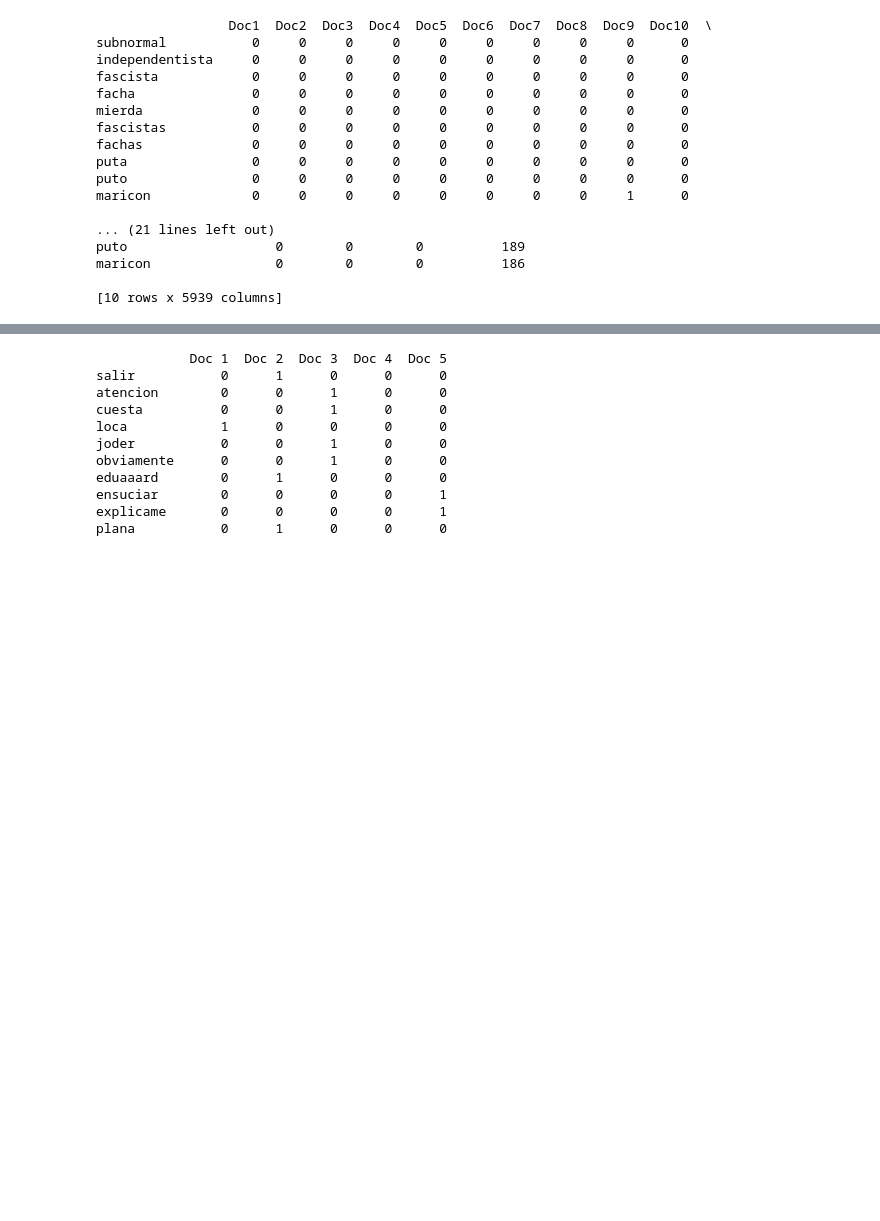
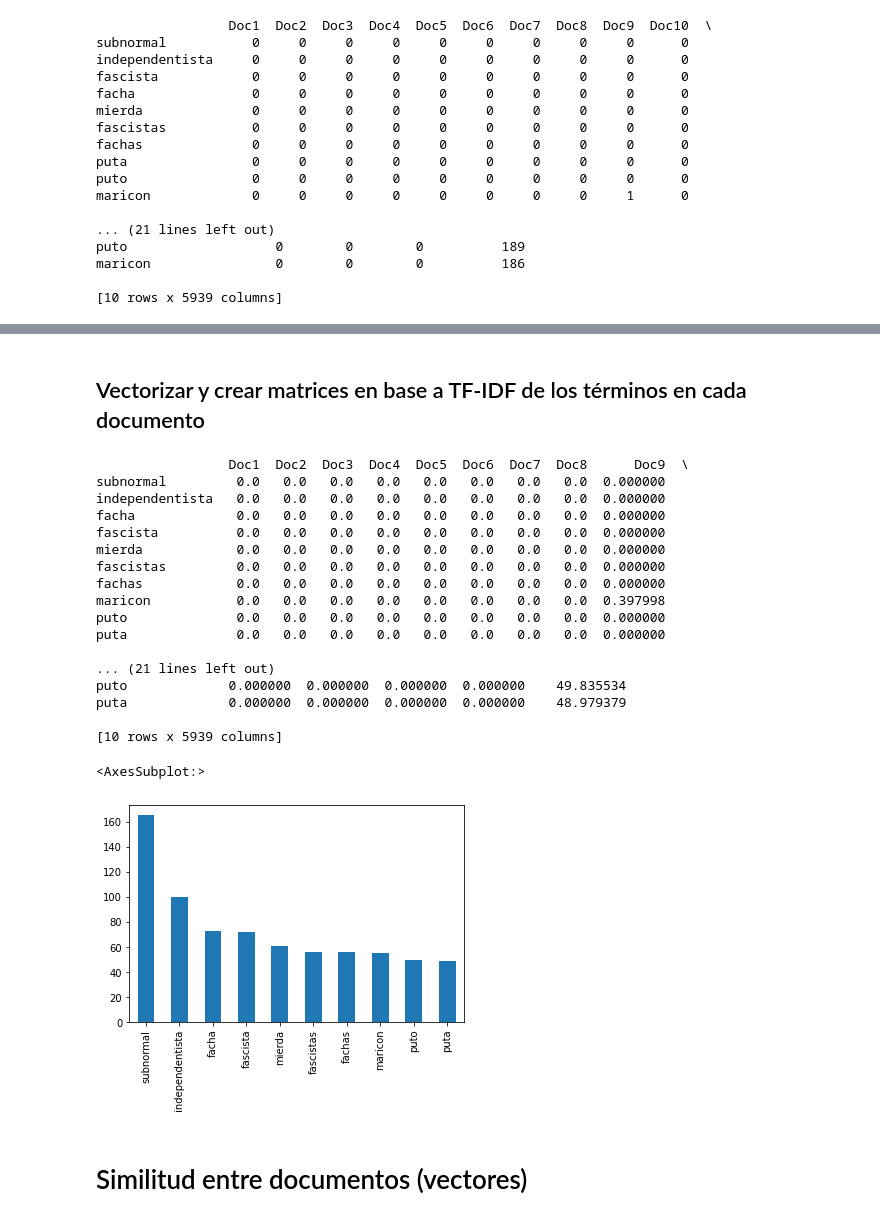
Before and after one commit to hsarmiento/MTI-455, a Jupyter notebook: notebooks/clase01.ipynb, the cells around one changed output, grey strips where cells are left out. Drawn from its saved outputs; the diff is of its cells as text; code cells hidden in the pictures; blank space fills up the shorter version.

```diff
--- a/notebooks/clase01.ipynb
+++ b/notebooks/clase01.ipynb
@@ -162,0 +176,2 @@ term_document_matrix['total_count'].head(10).plot.bar()
+# %% [markdown]
+## Vectorizar y crear matrices en base a TF-IDF de los términos en cada documento
@@ -163,24 +180,46 @@ term_document_matrix['total_count'].head(10).plot.bar()
+# %%
+tfidf_vectorizer = TfidfVectorizer()
+vects_tfidf = tfidf_vectorizer.fit_transform(df.text_prepro)
 # %%
-td = pd.DataFrame(vects.todense()).iloc[:5]
-td.columns = vect.get_feature_names()
-term_document_matrix = td.T
-term_document_matrix.columns = ['Doc'+str(i) for i in range(1, td.shape[0]+1)]
-term_document_matrix['total_count'] = term_document_matrix.sum(axis=1)
+# transformamos nuestra matriz sparse a un dataframe
+td_tfidf = pd.DataFrame(vects_tfidf.todense())
+# cada columna es renombrada con el termino del vocabulario
+td_tfidf.columns = tfidf_vectorizer.get_feature_names_out()
+# transponemos la matriz para generar una de termino-documento
+term_document_matrix_tfidf = td_tfidf.T
+# cada columna, que ahora es un documento, se le da un nombre generico
+term_document_matrix_tfidf.columns = ['Doc'+str(i) for i in range(1, td_tfidf.shape[0]+1)]
+# estimamos la suma de cada termino en todos los documentos y la agregamos como una columna
+term_document_matrix_tfidf['total_count'] = term_document_matrix_tfidf.sum(axis=1)
 
 # Top 25 words
-term_document_matrix = term_document_matrix.sort_values(by ='total_count',ascending=False)[:25]
+term_document_matrix_tfidf = term_document_matrix_tfidf.sort_values(by ='total_count',ascending=False)
 
 # Print the first 10 rows
-print(term_document_matrix.drop(columns=['total_count']).head(10))
+print(term_document_matrix_tfidf.head(10))
 # %% [output]
-            Doc 1  Doc 2  Doc 3  Doc 4  Doc 5
-salir           0      1      0      0      0
-atencion        0      0      1      0      0
-cuesta          0      0      1      0      0
-loca            1      0      0      0      0
-joder           0      0      1      0      0
-obviamente      0      0      1      0      0
-eduaaard        0      1      0      0      0
-ensuciar        0      0      0      0      1
-explicame       0      0      0      0      1
-plana           0      1      0      0      0
+                 Doc1  Doc2  Doc3  Doc4  Doc5  Doc6  Doc7  Doc8      Doc9  \
+subnormal         0.0   0.0   0.0   0.0   0.0   0.0   0.0   0.0  0.000000
+independentista   0.0   0.0   0.0   0.0   0.0   0.0   0.0   0.0  0.000000
+facha             0.0   0.0   0.0   0.0   0.0   0.0   0.0   0.0  0.000000
+fascista          0.0   0.0   0.0   0.0   0.0   0.0   0.0   0.0  0.000000
+mierda            0.0   0.0   0.0   0.0   0.0   0.0   0.0   0.0  0.000000
+fascistas         0.0   0.0   0.0   0.0   0.0   0.0   0.0   0.0  0.000000
+fachas            0.0   0.0   0.0   0.0   0.0   0.0   0.0   0.0  0.000000
+maricon           0.0   0.0   0.0   0.0   0.0   0.0   0.0   0.0  0.397998
+puto              0.0   0.0   0.0   0.0   0.0   0.0   0.0   0.0  0.000000
+puta              0.0   0.0   0.0   0.0   0.0   0.0   0.0   0.0  0.000000
+
+... (21 lines left out)
+puto             0.000000  0.000000  0.000000  0.000000    49.835534
+puta             0.000000  0.000000  0.000000  0.000000    48.979379
+
+[10 rows x 5939 columns]
+# %%
+# graficamos los top 10 palabras de acuerdo a su frecuencia
+term_document_matrix_tfidf['total_count'].head(10).plot.bar()
+# %% [output]
+<AxesSubplot:>
+[figure, added]
+# %% [markdown]
+# Similitud entre documentos (vectores)
```
Also changed, not shown: parts of 42 cells of this notebook, 1 other file.
